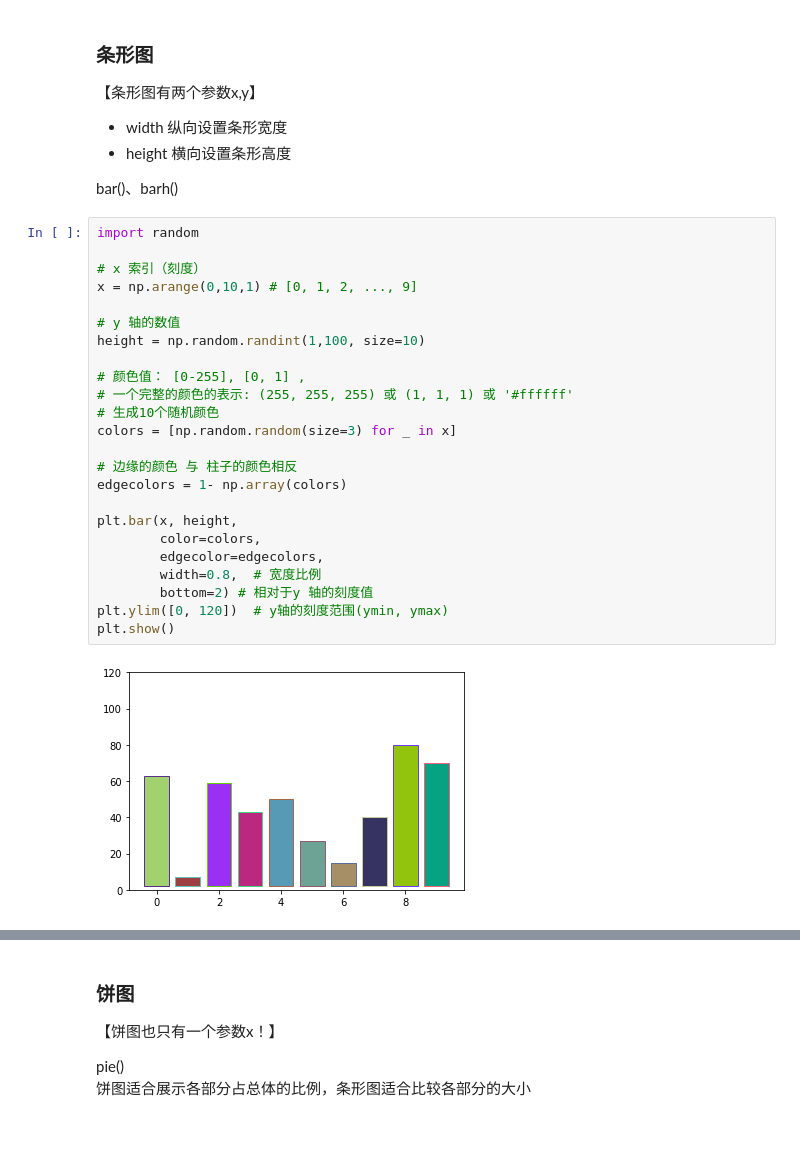
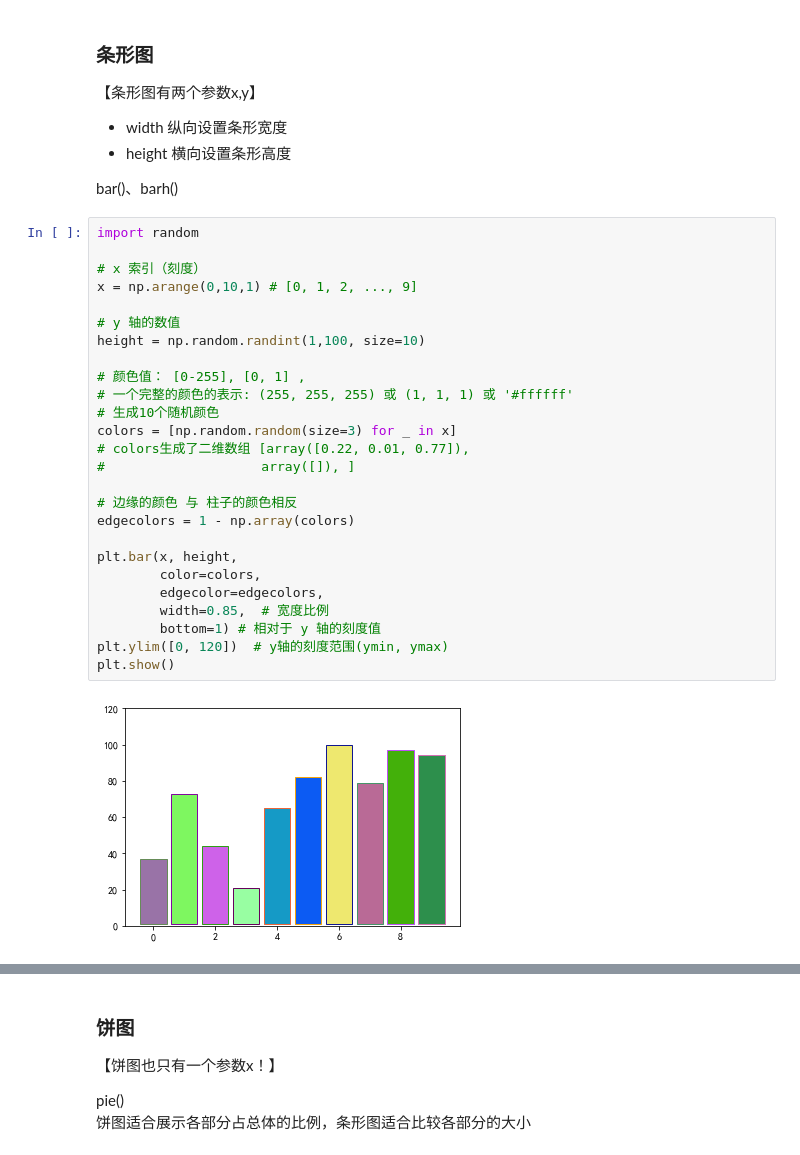
Before and after one commit to disenQF/05data, a Jupyter notebook: day07/matplotlib.ipynb, the cells around one changed output, grey strips where cells are left out. Saved outputs shown, nothing was run; the diff lists cells and outputs as text.

```diff
--- a/day07/matplotlib.ipynb
+++ b/day07/matplotlib.ipynb
@@ -674,26 +724,28 @@ bar()、barh()
 # %%
 import random
 
 # x 索引（刻度）
 x = np.arange(0,10,1) # [0, 1, 2, ..., 9]
 
 # y 轴的数值
 height = np.random.randint(1,100, size=10)
 
 # 颜色值： [0-255], [0, 1] ,
 # 一个完整的颜色的表示: (255, 255, 255) 或 (1, 1, 1) 或 '#ffffff'
 # 生成10个随机颜色
 colors = [np.random.random(size=3) for _ in x]
+# colors生成了二维数组 [array([0.22, 0.01, 0.77]),
+#                    array([]), ]
 
 # 边缘的颜色 与 柱子的颜色相反
-edgecolors = 1- np.array(colors)
+edgecolors = 1 - np.array(colors)
 
 plt.bar(x, height,
         color=colors,
         edgecolor=edgecolors,
-        width=0.8,  # 宽度比例
-        bottom=2) # 相对于y 轴的刻度值
+        width=0.85,  # 宽度比例
+        bottom=1) # 相对于 y 轴的刻度值
 plt.ylim([0, 120])  # y轴的刻度范围(ymin, ymax)
 plt.show()
 # %% [output]
-[figure, old version]
+[figure, new version]
```
Also changed, not shown: parts of 15 cells of this notebook.
